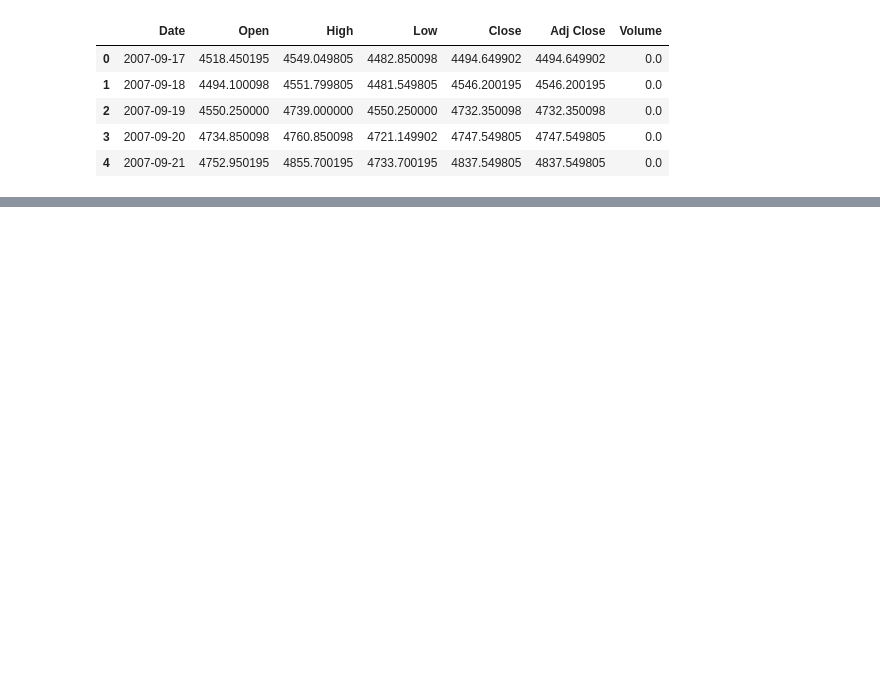
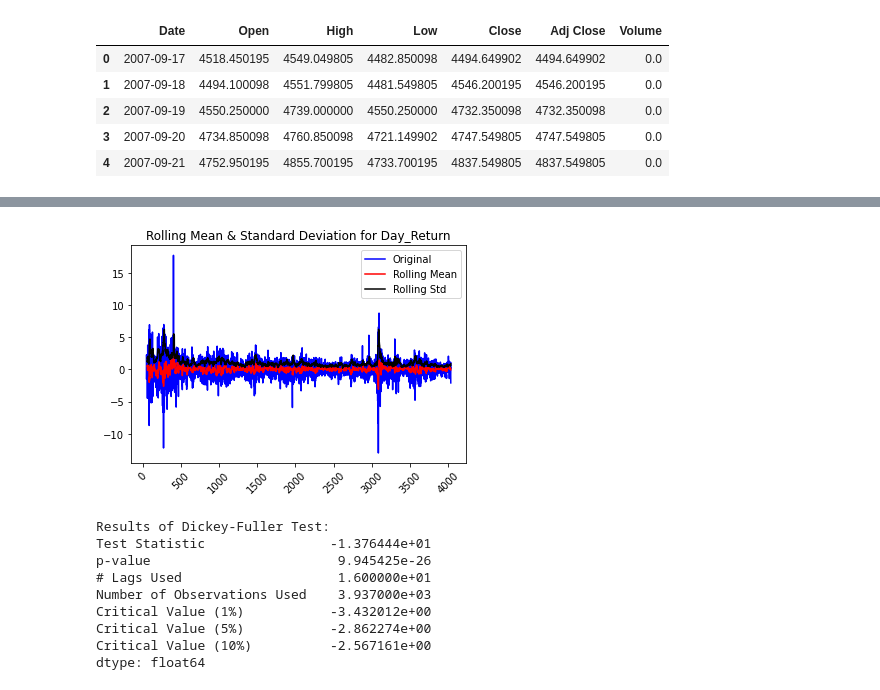
Before and after one commit to dipghoshraj/Algos, a Jupyter notebook: research/NSEI_V2.ipynb, the cells around one changed output, grey strips where cells are left out. Cells and saved outputs as stored; diff of their text form; code cells hidden in the pictures; blank space fills up the shorter version.

```diff
--- a/research/NSEI_V2.ipynb
+++ b/research/NSEI_V2.ipynb
@@ -16,0 +96,6 @@ stock.head(5)
+# %%
+df['Day_Return'] = ((df['Close'] - df['Close'].shift(1))/df['Close'].shift(1))*100
+df['50_Day_Return'] = ((df['Close'] - df['Close'].shift(50))/df['Close'].shift(50))*100
+# %%
+df2 = df.dropna(subset=['50_Day_Return'])
+df2.head(10)
@@ -16,0 +114,13 @@ stock.head(5)
+# %%
+test_stationarity(df2, "Day_Return")
+# %% [output]
+[figure, added]
+Results of Dickey-Fuller Test:
+Test Statistic                -1.376444e+01
+p-value                        9.945425e-26
+# Lags Used                    1.600000e+01
+Number of Observations Used    3.937000e+03
+Critical Value (1%)           -3.432012e+00
+Critical Value (5%)           -2.862274e+00
+Critical Value (10%)          -2.567161e+00
+dtype: float64
```
Also changed, not shown: parts of 27 cells of this notebook, 1 other file.
